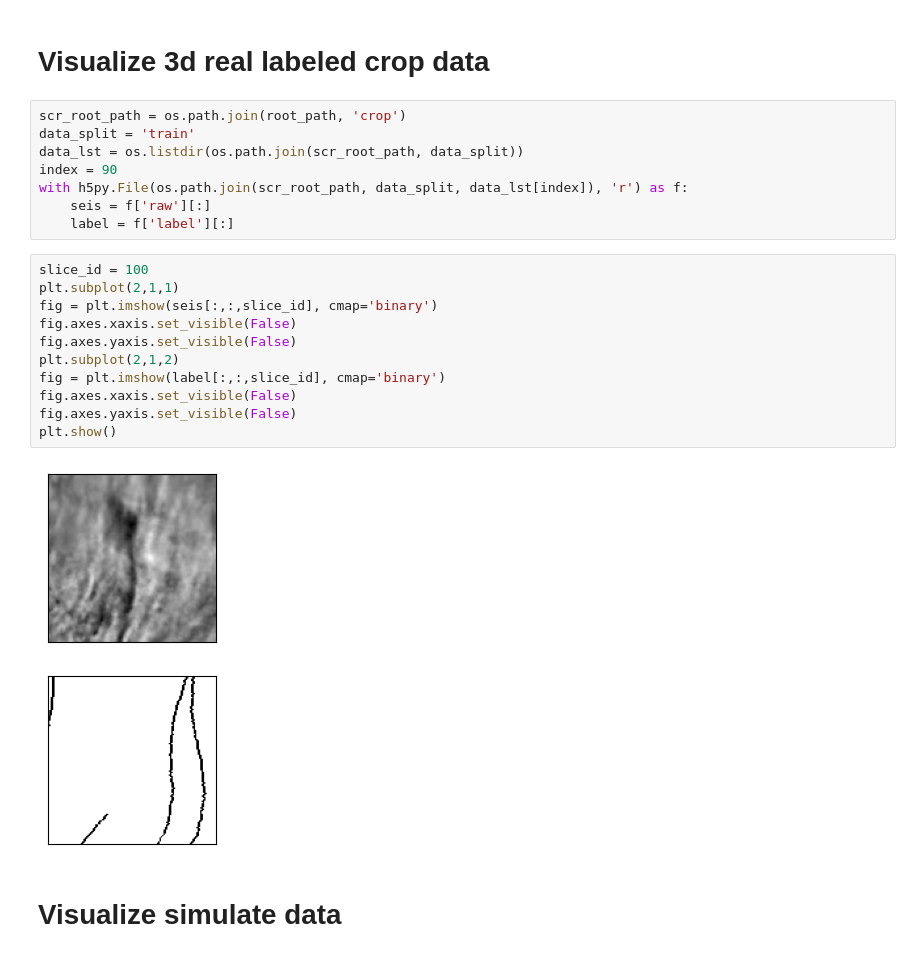
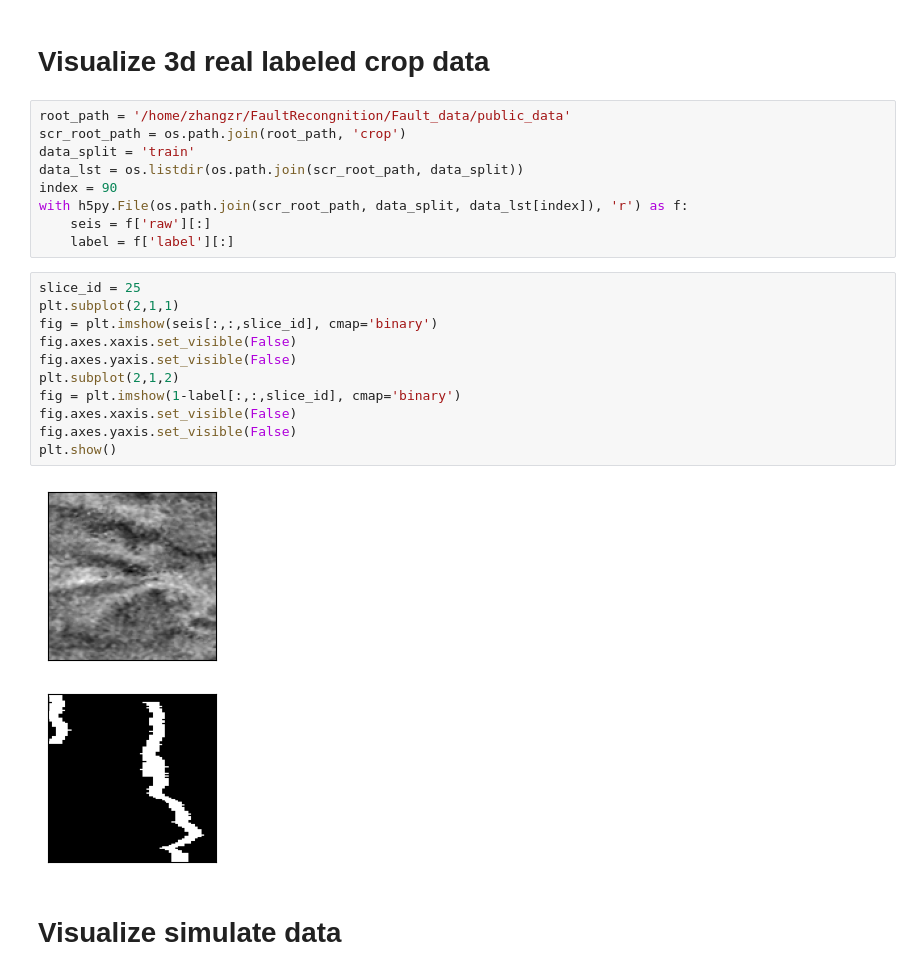
Before and after one commit to Kinlyran/Fault_Recong_zzr, a Jupyter notebook: data_explore.ipynb, the cells around one changed output. Saved outputs shown, nothing was run; the diff lists cells and outputs as text.

```diff
--- a/data_explore.ipynb
+++ b/data_explore.ipynb
@@ -29,6 +29,7 @@ plt.show()
 # %% [markdown]
 # Visualize 3d real labeled crop data
 # %%
+root_path = '/home/zhangzr/FaultRecongnition/Fault_data/public_data'
 scr_root_path = os.path.join(root_path, 'crop')
 data_split = 'train'
 data_lst = os.listdir(os.path.join(scr_root_path, data_split))
@@ -37,18 +38,18 @@ with h5py.File(os.path.join(scr_root_path, data_split, data_lst[index]), 'r') as
     seis = f['raw'][:]
     label = f['label'][:]
 # %%
-slice_id = 100
+slice_id = 25
 plt.subplot(2,1,1)
 fig = plt.imshow(seis[:,:,slice_id], cmap='binary')
 fig.axes.xaxis.set_visible(False)
 fig.axes.yaxis.set_visible(False)
 plt.subplot(2,1,2)
-fig = plt.imshow(label[:,:,slice_id], cmap='binary')
+fig = plt.imshow(1-label[:,:,slice_id], cmap='binary')
 fig.axes.xaxis.set_visible(False)
 fig.axes.yaxis.set_visible(False)
 plt.show()
 # %% [output]
-[figure, old version]
+[figure, new version]
 # %% [markdown]
 # Visualize simulate data
 # %%
```
Also changed, not shown: 1 other file.
